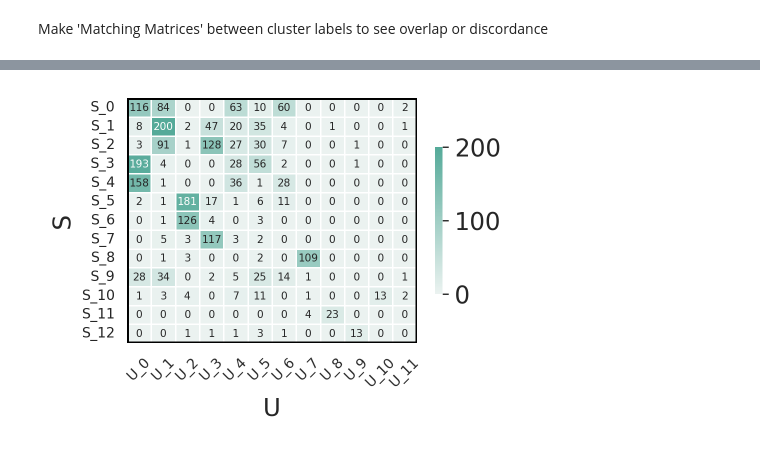
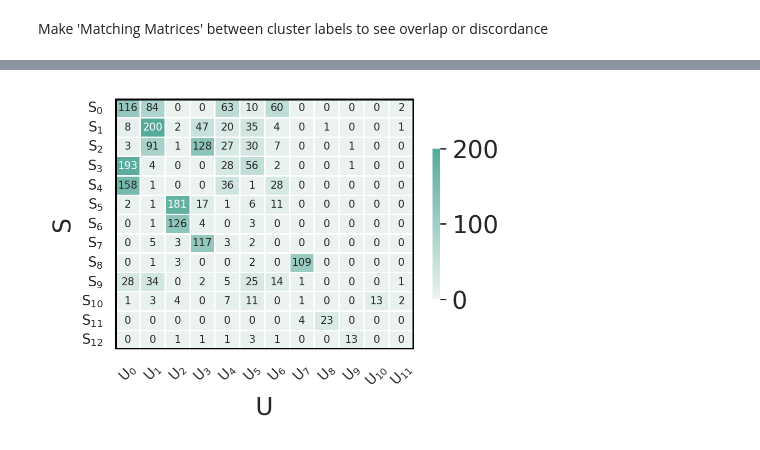
Before and after one commit to pachterlab/CGP_2023, a Jupyter notebook: analysis_notebooks/standard_cluster_pipelines.ipynb, the cells around one changed output, grey strips where cells are left out. Cells and saved outputs as stored; diff of their text form; code cells hidden in the pictures.

```diff
--- a/analysis_notebooks/standard_cluster_pipelines.ipynb
+++ b/analysis_notebooks/standard_cluster_pipelines.ipynb
@@ -243,35 +238,33 @@ plt.figure(figsize=(4,3))
 x = [int(i) for i in list(adata_S_sub.obs['leiden'])]
 y = [int(i) for i in list(adata_U_sub.obs['leiden'])]
 
 df = pd.DataFrame()
 df['S'] = x
 df['U'] = y
 
 heatmap = sns.heatmap(pd.crosstab(index=df['S'], columns=df['U']), annot=True, fmt=".0f",
                               cmap=sns.color_palette("light:#5A9", as_cmap=True),
                              square=False,linewidths=0.8, cbar_kws={"shrink": 0.6},
                      annot_kws={"fontsize":6},
                      xticklabels=True, yticklabels=True)
 #sns.color_palette("light:#5A9", as_cmap=True)
 
-heatmap.set_yticklabels(['S_0','S_1','S_2','S_3','S_4','S_5','S_6','S_7','S_8','S_9',
-                             'S_10','S_11','S_12'],)
-heatmap.set_xticklabels(['U_0','U_1','U_2','U_3','U_4','U_5','U_6','U_7','U_8','U_9',
-                             'U_10','U_11'],rotation=45)
+heatmap.set_yticklabels(['$\mathrm{S}_{'+str(i)+'}$' for i in range(13)],)
+heatmap.set_xticklabels(['$\mathrm{U}_{'+str(i)+'}$' for i in range(12)],rotation=45)
 
 heatmap.axhline(y=0, color='k',linewidth=2)
 heatmap.axhline(y=np.max(df['S'])+1, color='k',linewidth=2)
 heatmap.axvline(x=0, color='k',linewidth=2)
 heatmap.axvline(x=np.max(df['U'])+1, color='k',linewidth=2)
 
 
 plt.tick_params(axis='both', which='minor', labelsize=8,)
 plt.tick_params(axis='both', which='major', labelsize=8)
 
 plt.xlabel('U')
 plt.ylabel('S')
 
 plt.tight_layout()
 plt.savefig('T_E13_UvS_conf.pdf')
 # %% [output]
-[figure, old version]
+[figure, new version]
```
Also changed, not shown: parts of 4 cells of this notebook.
